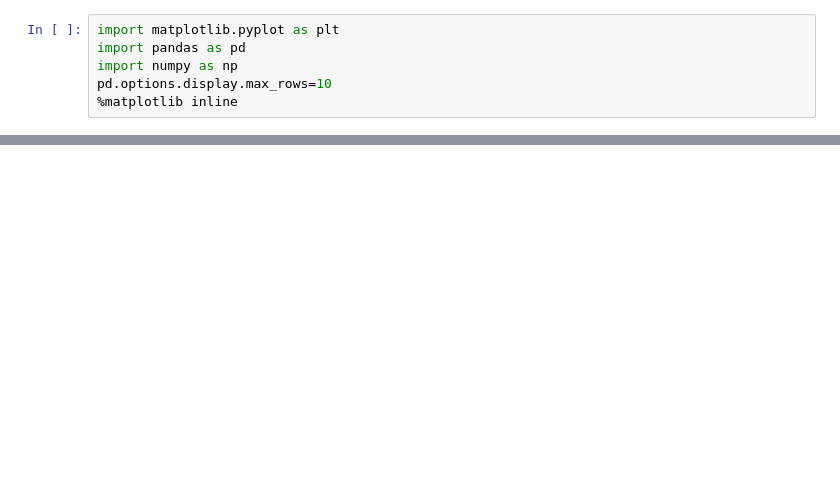
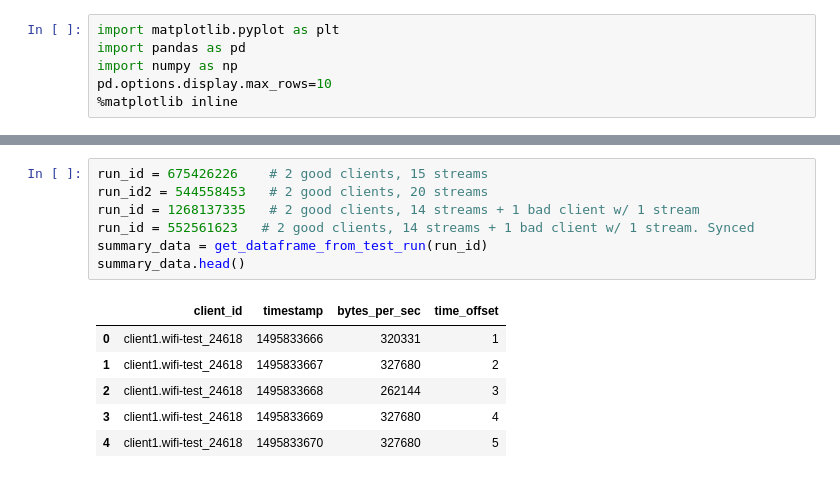
Before and after one commit to ConnectBox/wifi-test-framework, a Jupyter notebook: analysis/network-benchmarks.ipynb, the cells around one changed output, grey strips where cells are left out. Cells and saved outputs as stored; diff of their text form; blank space fills up the shorter version.

```diff
--- a/analysis/network-benchmarks.ipynb
+++ b/analysis/network-benchmarks.ipynb
@@ -50,0 +84,14 @@ ax.set_title("Wifi throughput test id: {0}".format(run_id))
+# %%
+run_id = 675426226    # 2 good clients, 15 streams
+run_id2 = 544558453   # 2 good clients, 20 streams
+run_id = 1268137335   # 2 good clients, 14 streams + 1 bad client w/ 1 stream
+run_id = 552561623   # 2 good clients, 14 streams + 1 bad client w/ 1 stream. Synced
+summary_data = get_dataframe_from_test_run(run_id)
+summary_data.head()
+# %% [output]
+|  | client_id | timestamp | bytes_per_sec | time_offset |
+| 0 | client1.wifi-test_24618 | 1495833666 | 320331 | 1 |
+| 1 | client1.wifi-test_24618 | 1495833667 | 327680 | 2 |
+| 2 | client1.wifi-test_24618 | 1495833668 | 262144 | 3 |
+| 3 | client1.wifi-test_24618 | 1495833669 | 327680 | 4 |
+| 4 | client1.wifi-test_24618 | 1495833670 | 327680 | 5 |
```
Also changed, not shown: parts of 7 cells of this notebook, 1 other file.
